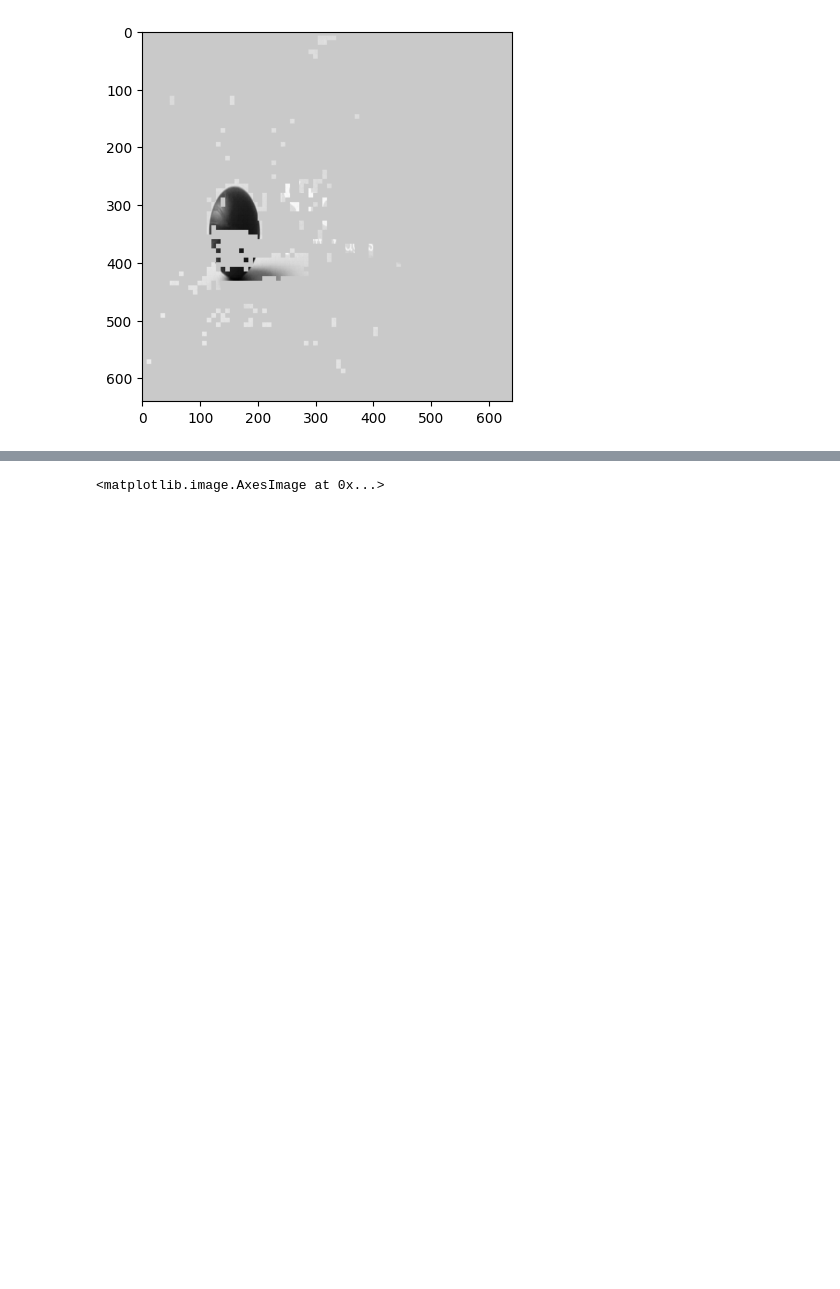
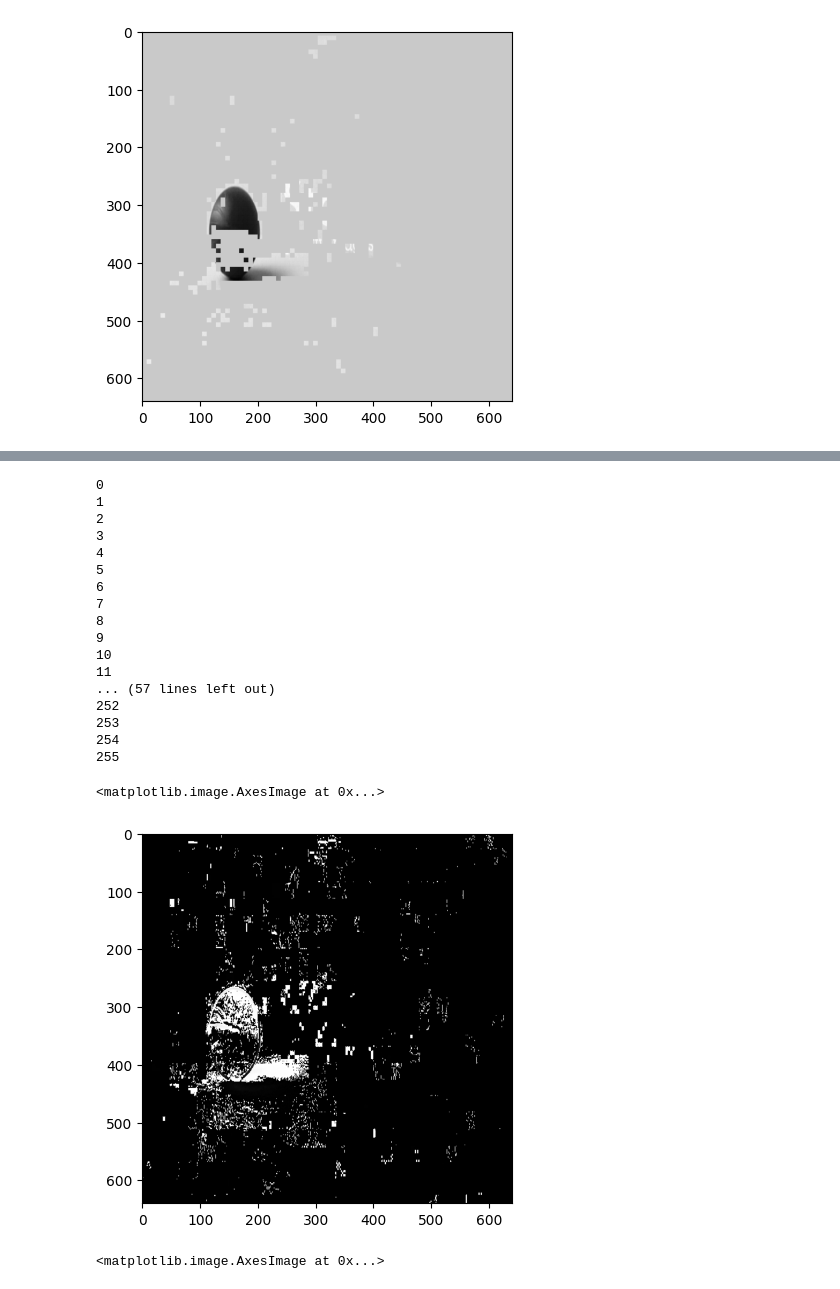
Before and after one commit to MilanBandara/video-codec, a Jupyter notebook: video_compression.ipynb, the cells around one changed output, grey strips where cells are left out. Drawn from its saved outputs; the diff is of its cells as text; code cells hidden in the pictures; blank space fills up the shorter version.

```diff
--- a/video_compression.ipynb
+++ b/video_compression.ipynb
@@ -274,7 +289,7 @@ ax3.imshow(blocks_2[inex], cmap="gray")
 <matplotlib.image.AxesImage at 0x...>
 [figure]
 # %%
-reconstructed = reconstruct_from_blocks(blocks)
+predicted_current_frame = reconstruct_from_blocks(blocks)
 # %%
 fig, (ax1, ax2,ax3) = plt.subplots(1, 3, figsize=(10, 6))  # Adjust figsize as needed
 ax1.imshow(frame_1, cmap="gray")
@@ -286,7 +308,13 @@ ax3.imshow(reconstructed, cmap="gray")
 # %%
 # residual = reconstructed - frame_2
-residual = frame_2 - reconstructed
+residual = (frame_2 - predicted_current_frame).astype(int)
 plt.imshow(residual,cmap='gray')
 # %% [output]
 <matplotlib.image.AxesImage at 0x...>
 [figure]
+# %%
+# for i in residual:
+#     print(i)
+uniques,count = np.unique(residual,return_counts=True)
+for i in uniques:
+    print(i)
@@ -293 +339,27 @@ plt.imshow(residual,cmap='gray')
+# %%
+test = frame_1-frame_2
+uniques,count = np.unique(test,return_counts=True)
+for i in uniques:
+    print(i)
+plt.imshow(test,cmap='gray')
+# %% [output]
+0
+1
+2
+3
+4
+5
+6
+7
+8
+9
+10
+11
+... (57 lines left out)
+252
+253
+254
+255
+<matplotlib.image.AxesImage at 0x...>
+[figure, added]
 # %%
```
Also changed, not shown: parts of 7 cells of this notebook.
